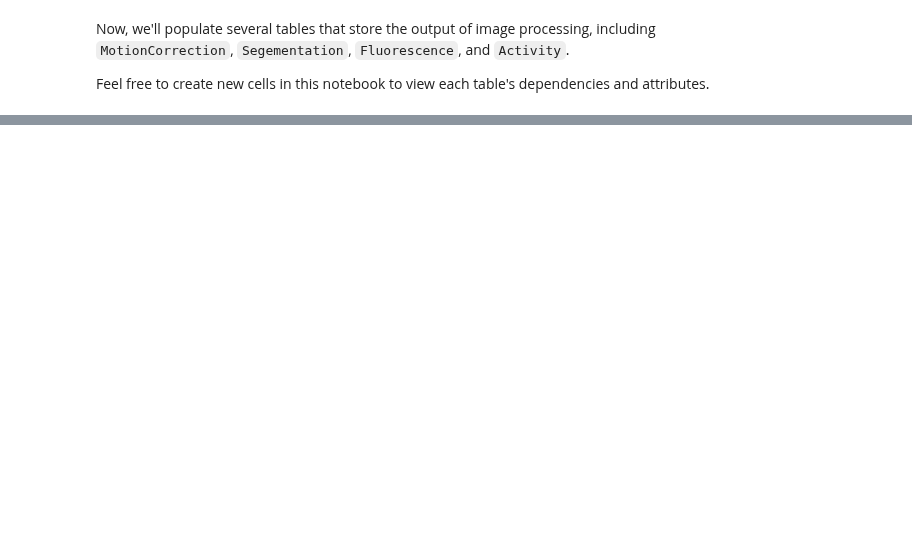
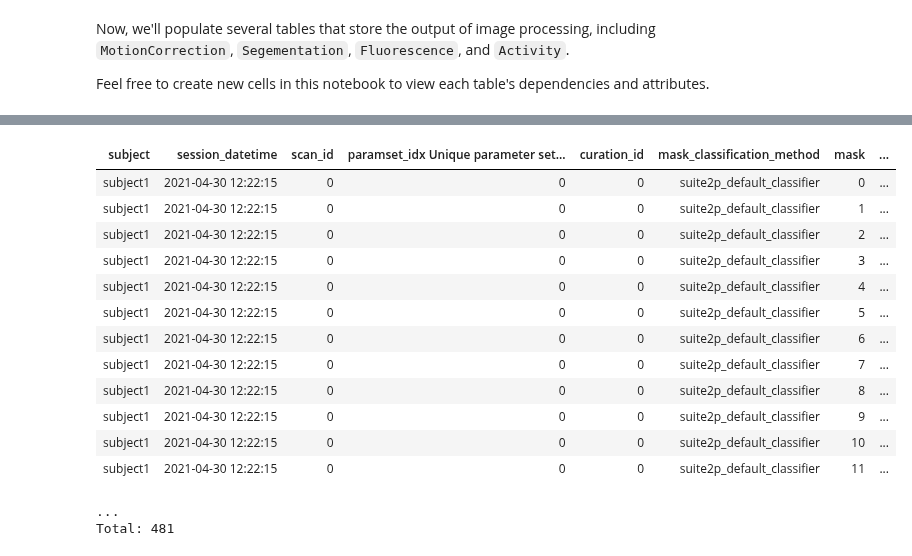
Before and after one commit to datajoint/element-calcium-imaging, a Jupyter notebook: notebooks/tutorial.ipynb, the cells around one changed output, grey strips where cells are left out. Saved outputs shown, nothing was run; the diff lists cells and outputs as text; code cells hidden in the pictures; blank space fills up the shorter version.

```diff
--- a/notebooks/tutorial.ipynb
+++ b/notebooks/tutorial.ipynb
@@ -368,0 +582,18 @@ plt.imshow(average_image)
+# %%
+imaging.MaskClassification.MaskType()
+# %% [output]
+| subject | session_datetime | scan_id | paramset_idx Unique parameter set... | curation_id | mask_classification_method | mask | ... |
+| subject1 | 2021-04-30 12:22:15 | 0 | 0 | 0 | suite2p_default_classifier | 0 | ... |
+| subject1 | 2021-04-30 12:22:15 | 0 | 0 | 0 | suite2p_default_classifier | 1 | ... |
+| subject1 | 2021-04-30 12:22:15 | 0 | 0 | 0 | suite2p_default_classifier | 2 | ... |
+| subject1 | 2021-04-30 12:22:15 | 0 | 0 | 0 | suite2p_default_classifier | 3 | ... |
+| subject1 | 2021-04-30 12:22:15 | 0 | 0 | 0 | suite2p_default_classifier | 4 | ... |
+| subject1 | 2021-04-30 12:22:15 | 0 | 0 | 0 | suite2p_default_classifier | 5 | ... |
+| subject1 | 2021-04-30 12:22:15 | 0 | 0 | 0 | suite2p_default_classifier | 6 | ... |
+| subject1 | 2021-04-30 12:22:15 | 0 | 0 | 0 | suite2p_default_classifier | 7 | ... |
+| subject1 | 2021-04-30 12:22:15 | 0 | 0 | 0 | suite2p_default_classifier | 8 | ... |
+| subject1 | 2021-04-30 12:22:15 | 0 | 0 | 0 | suite2p_default_classifier | 9 | ... |
+| subject1 | 2021-04-30 12:22:15 | 0 | 0 | 0 | suite2p_default_classifier | 10 | ... |
+| subject1 | 2021-04-30 12:22:15 | 0 | 0 | 0 | suite2p_default_classifier | 11 | ... |
+...
+Total: 481
```
Also changed, not shown: parts of 70 cells of this notebook.
